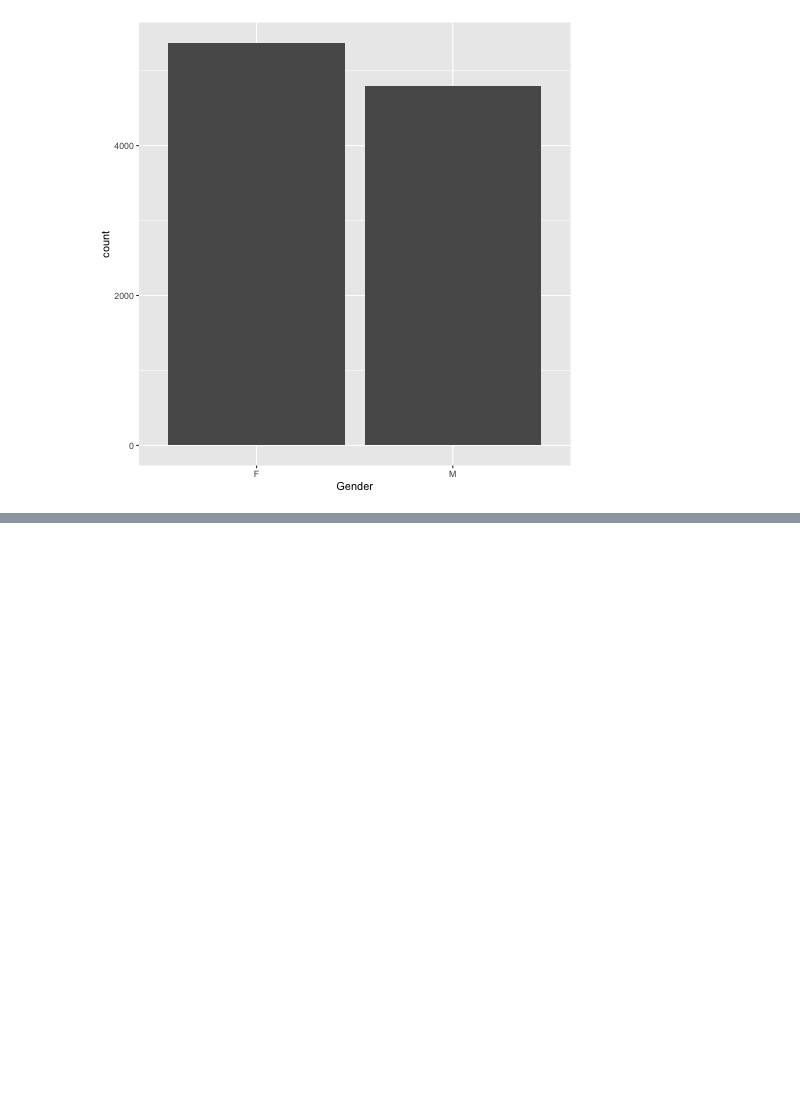
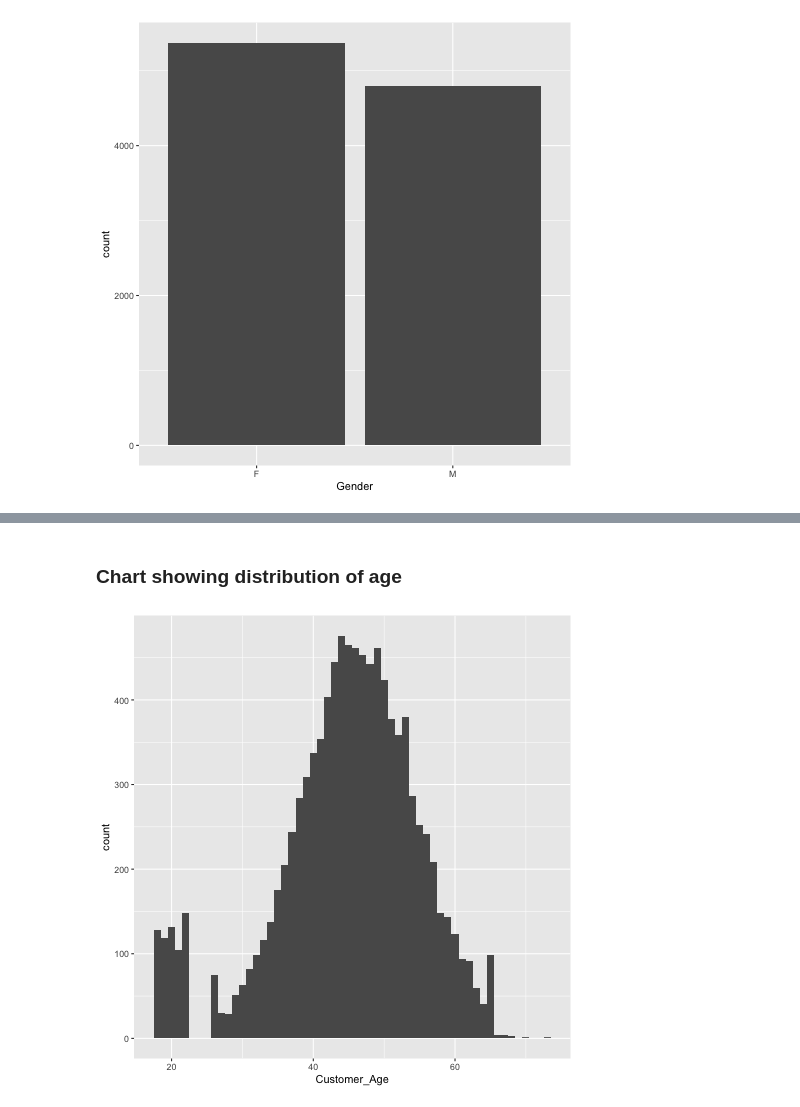
Before and after one commit to redradman/blue-chip-case, a Jupyter notebook: parser.ipynb, the cells around one changed output, grey strips where cells are left out. Cells and saved outputs as stored; diff of their text form; code cells hidden in the pictures; blank space fills up the shorter version.

```diff
--- a/parser.ipynb
+++ b/parser.ipynb
@@ -85,0 +93,7 @@ ggplot(data, aes(x = Gender)) + geom_bar()
+# %% [markdown]
+### Chart showing distribution of age
+# %%
+%%R
+ggplot(data, aes(x = Customer_Age)) + geom_histogram(binwidth = 1)
+# %% [output]
+[figure, added]
```
Also changed, not shown: parts of 7 cells of this notebook.
